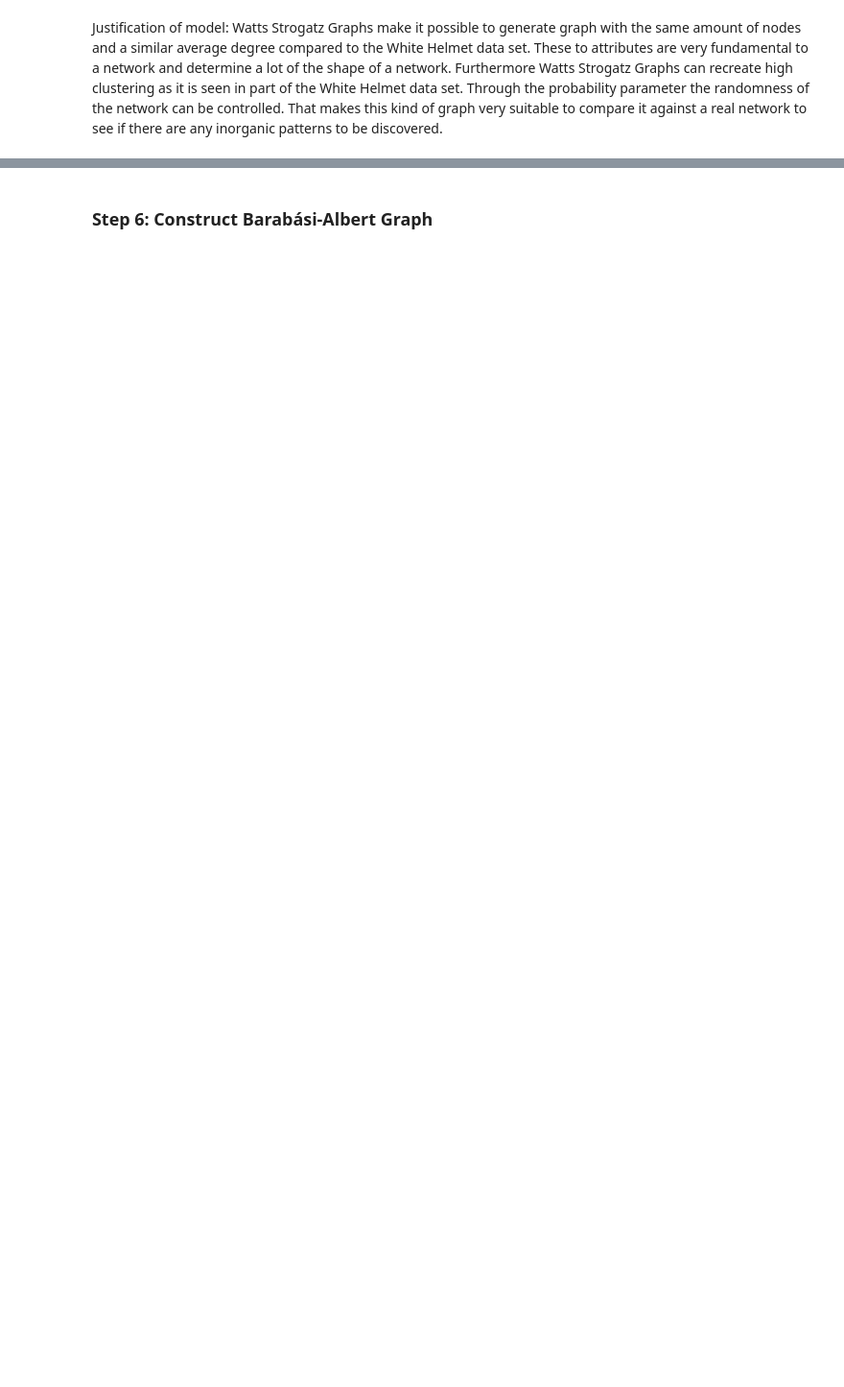
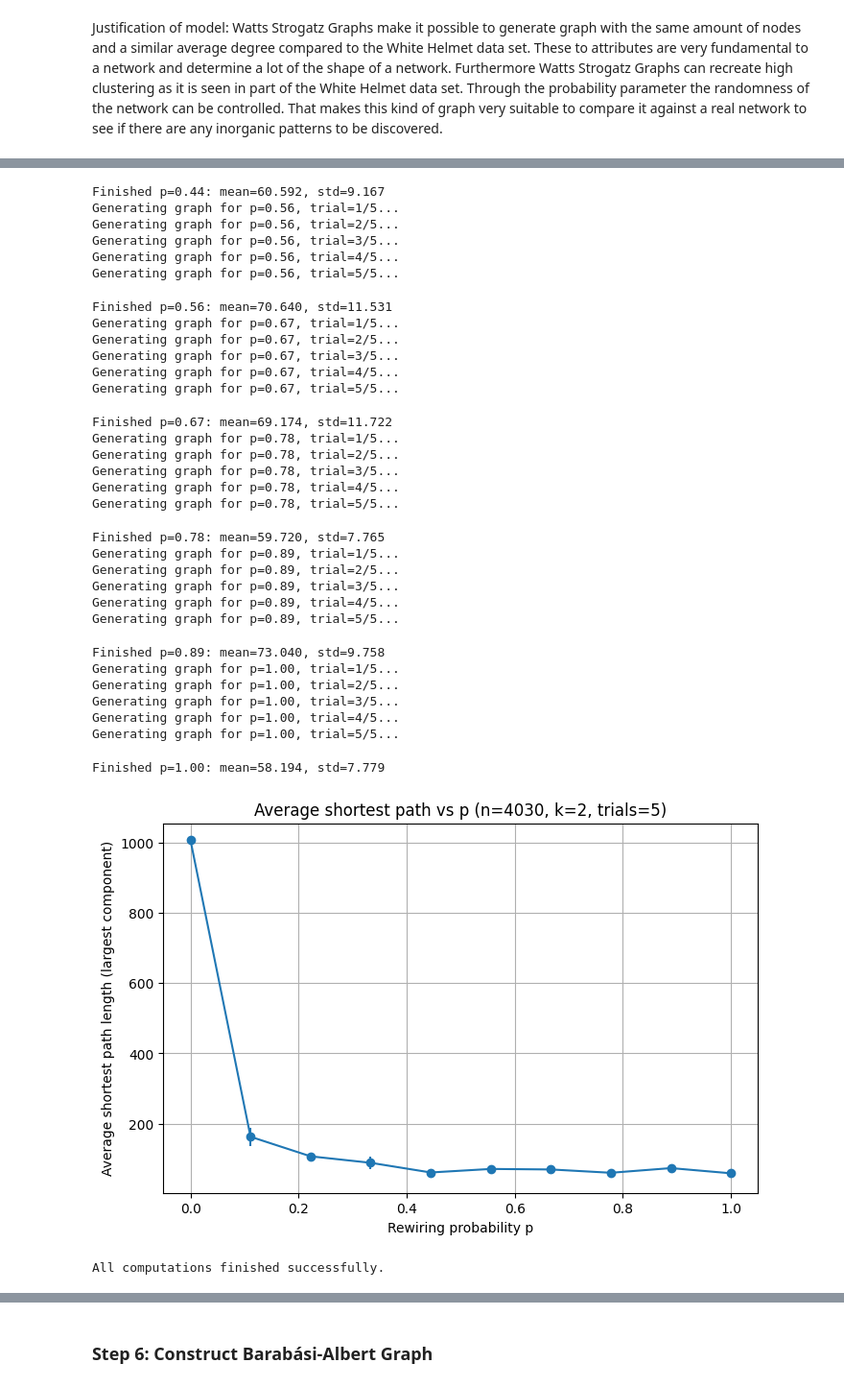
Before and after one commit to DanielQuiram-UM/Network_Science_Assignment_1, a Jupyter notebook: WS.ipynb, the cells around one changed output, grey strips where cells are left out. Shown at 96% size. Drawn from its saved outputs; the diff is of its cells as text; code cells hidden in the pictures; blank space fills up the shorter version.

```diff
--- a/WS.ipynb
+++ b/WS.ipynb
@@ -438,0 +484,47 @@ Justification of model: Watts Strogatz Graphs make it possible to generate graph
+# %%
+
+# PARAMETERS
+n = 4030
+k = 2
+ps = np.linspace(0, 1, 10)
+trials = 5
+
+means = []
+stds = []
+
+# Fortschrittsbalken über alle p-Werte
+for p in tqdm(ps, desc="Processing p values"):
+    values = []
+    for t in range(trials):
+        # Fortschritt in den inneren Schleifen anzeigen
+        print(f"Generating graph for p={p:.2f}, trial={t+1}/{trials}...")
+
+        # Generate Watts–Strogatz graph
+        G = nx.watts_strogatz_graph(n, k, p)
+
+        # If the graph is not connected, use largest connected component
+        if not nx.is_connected(G):
+            largest_cc = max(nx.connected_components(G), key=len)
+            H = G.subgraph(largest_cc).copy()
+        else:
+            H = G
+
+        # Compute average shortest path length (this can be slow!)
+        asp = nx.average_shortest_path_length(H)
+        values.append(asp)
+
+    means.append(statistics.mean(values))
+    stds.append(statistics.pstdev(values))
+    print(f"Finished p={p:.2f}: mean={means[-1]:.3f}, std={stds[-1]:.3f}")
+
+# --- Plot ---
+plt.figure(figsize=(8,5))
+plt.errorbar(ps, means, yerr=stds, marker='o', linestyle='-')
+plt.xlabel('Rewiring probability p')
+plt.ylabel('Average shortest path length (largest component)')
+plt.title(f'Average shortest path vs p (n={n}, k={k}, trials={trials})')
+plt.grid(True)
+plt.show()
+
+print("All computations finished successfully.")
+# %% [output]
@@ -438,0 +560,33 @@ Justification of model: Watts Strogatz Graphs make it possible to generate graph
+Finished p=0.44: mean=60.592, std=9.167
+Generating graph for p=0.56, trial=1/5...
+Generating graph for p=0.56, trial=2/5...
+Generating graph for p=0.56, trial=3/5...
+Generating graph for p=0.56, trial=4/5...
+Generating graph for p=0.56, trial=5/5...
+Finished p=0.56: mean=70.640, std=11.531
+Generating graph for p=0.67, trial=1/5...
+Generating graph for p=0.67, trial=2/5...
+Generating graph for p=0.67, trial=3/5...
+Generating graph for p=0.67, trial=4/5...
+Generating graph for p=0.67, trial=5/5...
+Finished p=0.67: mean=69.174, std=11.722
+Generating graph for p=0.78, trial=1/5...
+Generating graph for p=0.78, trial=2/5...
+Generating graph for p=0.78, trial=3/5...
+Generating graph for p=0.78, trial=4/5...
+Generating graph for p=0.78, trial=5/5...
+Finished p=0.78: mean=59.720, std=7.765
+Generating graph for p=0.89, trial=1/5...
+Generating graph for p=0.89, trial=2/5...
+Generating graph for p=0.89, trial=3/5...
+Generating graph for p=0.89, trial=4/5...
+Generating graph for p=0.89, trial=5/5...
+Finished p=0.89: mean=73.040, std=9.758
+Generating graph for p=1.00, trial=1/5...
+Generating graph for p=1.00, trial=2/5...
+Generating graph for p=1.00, trial=3/5...
+Generating graph for p=1.00, trial=4/5...
+Generating graph for p=1.00, trial=5/5...
+Finished p=1.00: mean=58.194, std=7.779
+[figure, added]
+All computations finished successfully.
```
Also changed, not shown: parts of 27 cells of this notebook, 1 other file.
